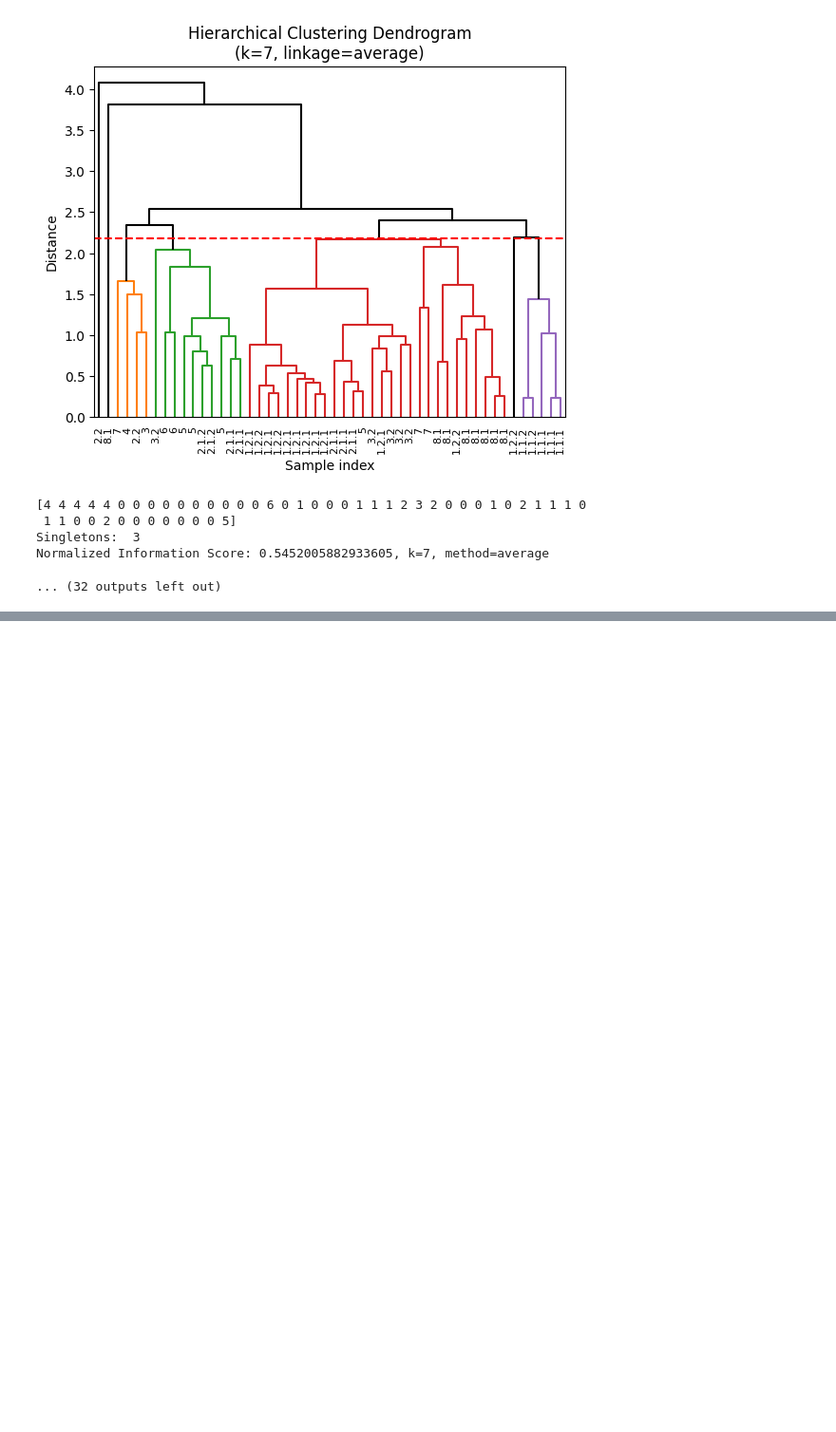
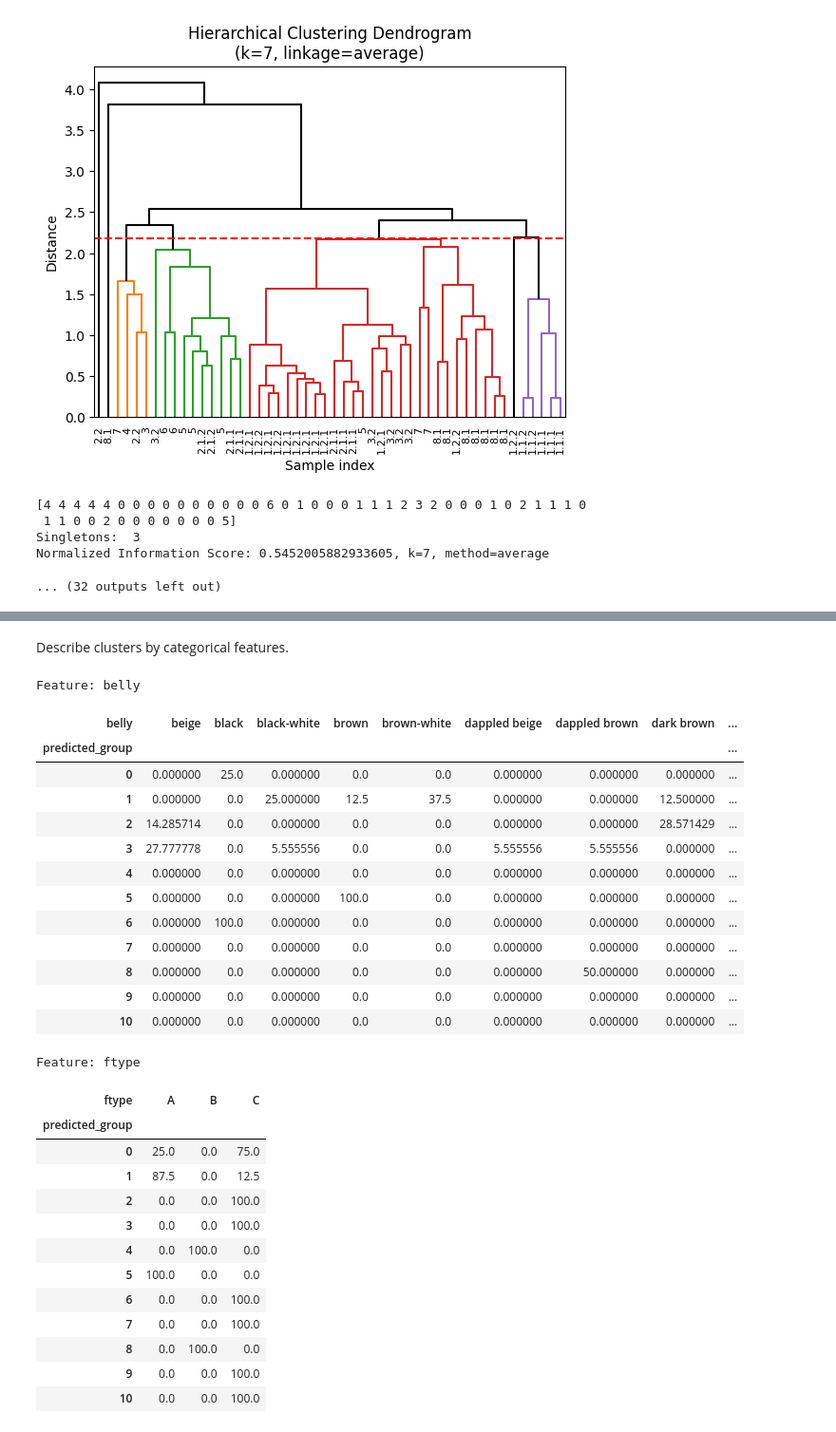
Before and after one commit to kbenedek/DataScience, a Jupyter notebook: HW2/hw_2_1.ipynb, the cells around one changed output, grey strips where cells are left out. Shown at 95% size. Saved outputs shown, nothing was run; the diff lists cells and outputs as text; code cells hidden in the pictures; blank space fills up the shorter version.

```diff
--- a/HW2/hw_2_1.ipynb
+++ b/HW2/hw_2_1.ipynb
@@ -437,0 +469,35 @@ birds
+# %% [markdown]
+Describe clusters by categorical features.
+# %%
+for col in categ_cols:
+    print(f"\nFeature: {col}")
+    display(pd.crosstab(birds['predicted_group'], birds[col], normalize='index') * 100)
+# %% [output]
+Feature: belly
+| belly | beige | black | black-white | brown | brown-white | dappled beige | dappled brown | dark brown | ... |
+| predicted_group |  |  |  |  |  |  |  |  | ... |
+| 0 | 0.000000 | 25.0 | 0.000000 | 0.0 | 0.0 | 0.000000 | 0.000000 | 0.000000 | ... |
+| 1 | 0.000000 | 0.0 | 25.000000 | 12.5 | 37.5 | 0.000000 | 0.000000 | 12.500000 | ... |
+| 2 | 14.285714 | 0.0 | 0.000000 | 0.0 | 0.0 | 0.000000 | 0.000000 | 28.571429 | ... |
+| 3 | 27.777778 | 0.0 | 5.555556 | 0.0 | 0.0 | 5.555556 | 5.555556 | 0.000000 | ... |
+| 4 | 0.000000 | 0.0 | 0.000000 | 0.0 | 0.0 | 0.000000 | 0.000000 | 0.000000 | ... |
+| 5 | 0.000000 | 0.0 | 0.000000 | 100.0 | 0.0 | 0.000000 | 0.000000 | 0.000000 | ... |
+| 6 | 0.000000 | 100.0 | 0.000000 | 0.0 | 0.0 | 0.000000 | 0.000000 | 0.000000 | ... |
+| 7 | 0.000000 | 0.0 | 0.000000 | 0.0 | 0.0 | 0.000000 | 0.000000 | 0.000000 | ... |
+| 8 | 0.000000 | 0.0 | 0.000000 | 0.0 | 0.0 | 0.000000 | 50.000000 | 0.000000 | ... |
+| 9 | 0.000000 | 0.0 | 0.000000 | 0.0 | 0.0 | 0.000000 | 0.000000 | 0.000000 | ... |
+| 10 | 0.000000 | 0.0 | 0.000000 | 0.0 | 0.0 | 0.000000 | 0.000000 | 0.000000 | ... |
+Feature: ftype
+| ftype | A | B | C |
+| predicted_group |  |  |  |
+| 0 | 25.0 | 0.0 | 75.0 |
+| 1 | 87.5 | 0.0 | 12.5 |
+| 2 | 0.0 | 0.0 | 100.0 |
+| 3 | 0.0 | 0.0 | 100.0 |
+| 4 | 0.0 | 100.0 | 0.0 |
+| 5 | 100.0 | 0.0 | 0.0 |
+| 6 | 0.0 | 0.0 | 100.0 |
+| 7 | 0.0 | 0.0 | 100.0 |
+| 8 | 0.0 | 100.0 | 0.0 |
+| 9 | 0.0 | 0.0 | 100.0 |
+| 10 | 0.0 | 0.0 | 100.0 |
```
Also changed, not shown: parts of 5 cells of this notebook.
